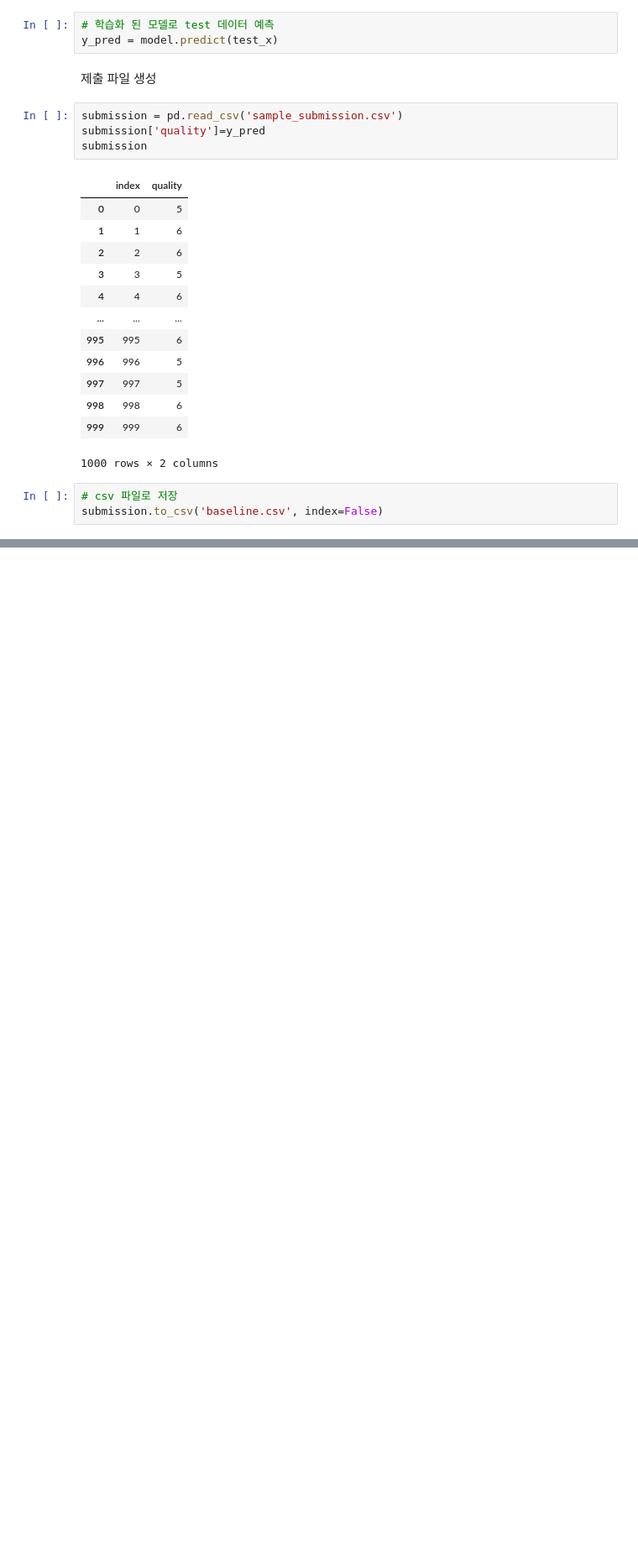
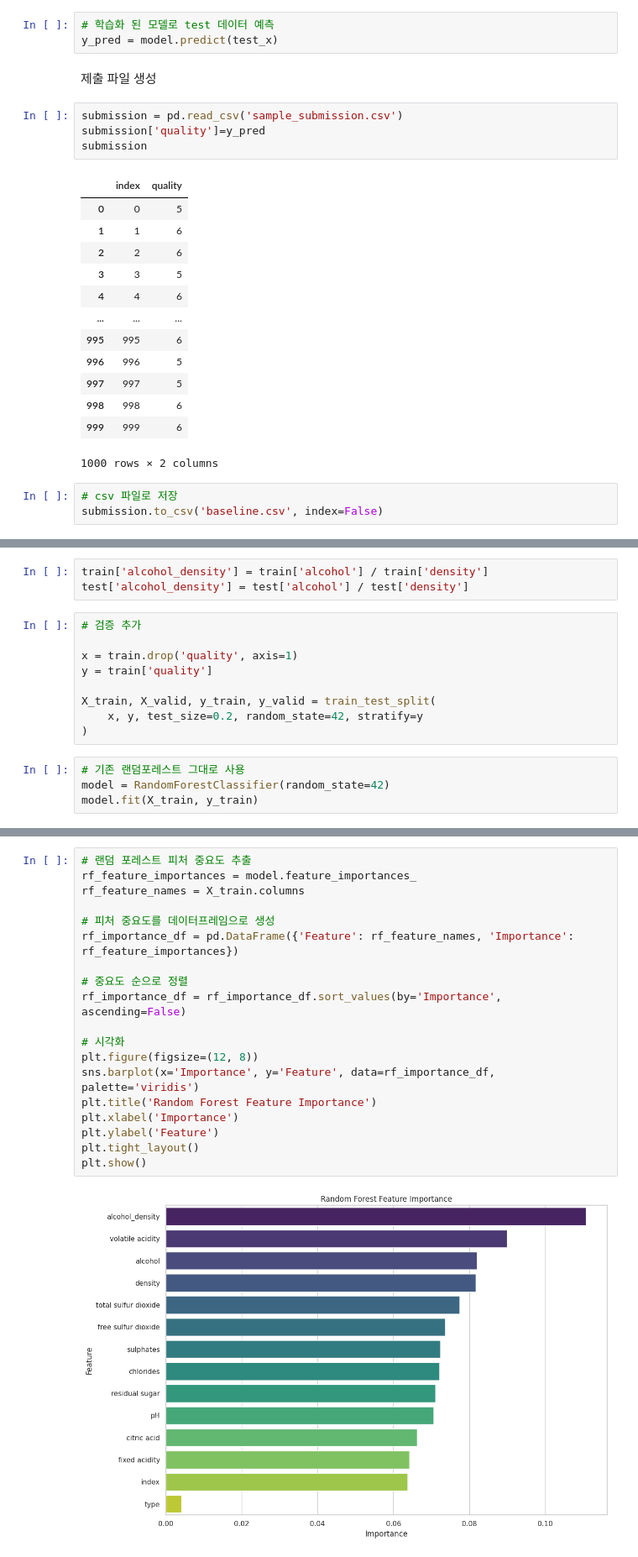
Before and after one commit to peperjet/bc-ml, a Jupyter notebook: dacon/wine.ipynb, the cells around one changed output, grey strips where cells are left out. Shown at 84% size. Saved outputs shown, nothing was run; the diff lists cells and outputs as text; blank space fills up the shorter version.

```diff
--- a/dacon/wine.ipynb
+++ b/dacon/wine.ipynb
@@ -195,0 +203,16 @@ files.download('baseline.csv')
+# %%
+train['alcohol_density'] = train['alcohol'] / train['density']
+test['alcohol_density'] = test['alcohol'] / test['density']
+# %%
+# 검증 추가
+
+x = train.drop('quality', axis=1)
+y = train['quality']
+
+X_train, X_valid, y_train, y_valid = train_test_split(
+    x, y, test_size=0.2, random_state=42, stratify=y
+)
+# %%
+# 기존 랜덤포레스트 그대로 사용
+model = RandomForestClassifier(random_state=42)
+model.fit(X_train, y_train)
@@ -195,0 +262,21 @@ files.download('baseline.csv')
+# %%
+# 랜덤 포레스트 피처 중요도 추출
+rf_feature_importances = model.feature_importances_
+rf_feature_names = X_train.columns
+
+# 피처 중요도를 데이터프레임으로 생성
+rf_importance_df = pd.DataFrame({'Feature': rf_feature_names, 'Importance': rf_feature_importances})
+
+# 중요도 순으로 정렬
+rf_importance_df = rf_importance_df.sort_values(by='Importance', ascending=False)
+
+# 시각화
+plt.figure(figsize=(12, 8))
+sns.barplot(x='Importance', y='Feature', data=rf_importance_df, palette='viridis')
+plt.title('Random Forest Feature Importance')
+plt.xlabel('Importance')
+plt.ylabel('Feature')
+plt.tight_layout()
+plt.show()
+# %% [output]
+[figure, added]
```
Also changed, not shown: parts of 31 cells of this notebook.
